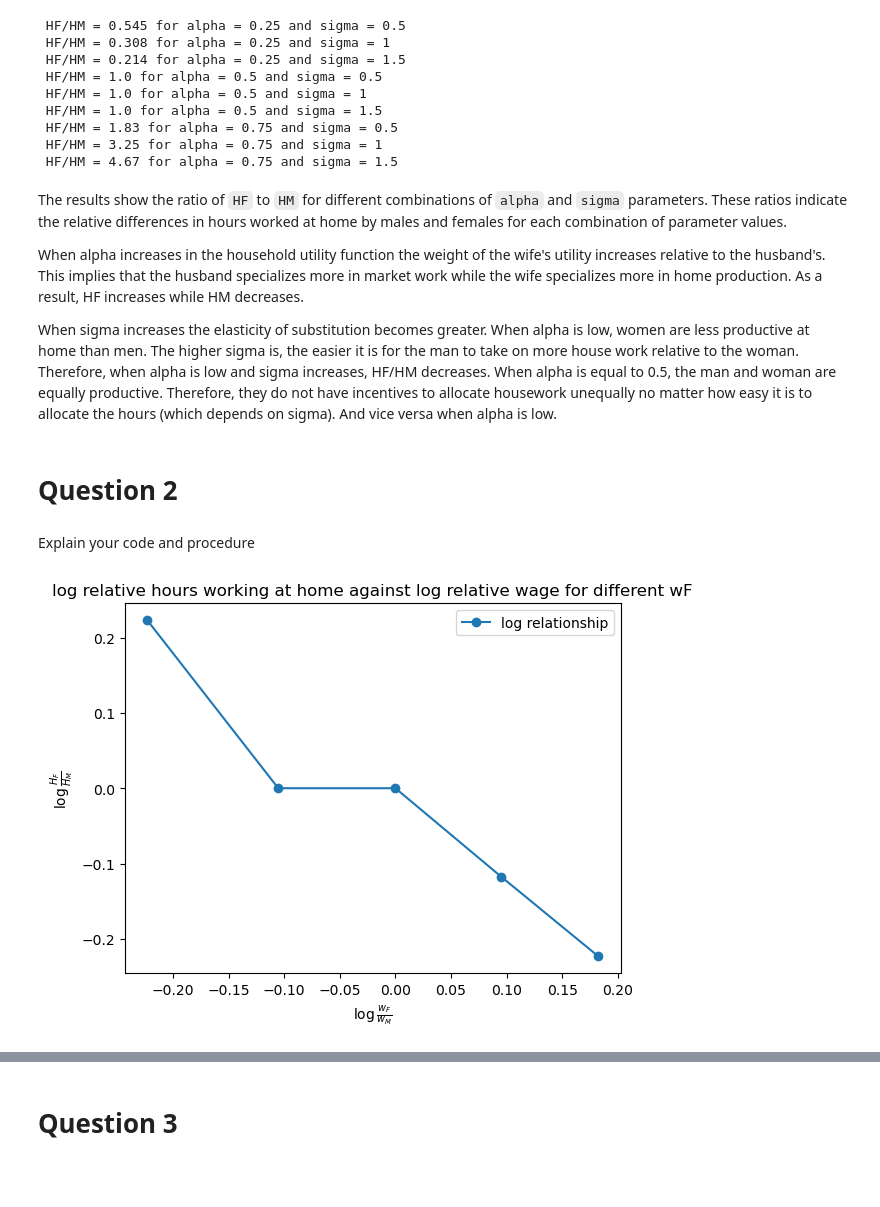
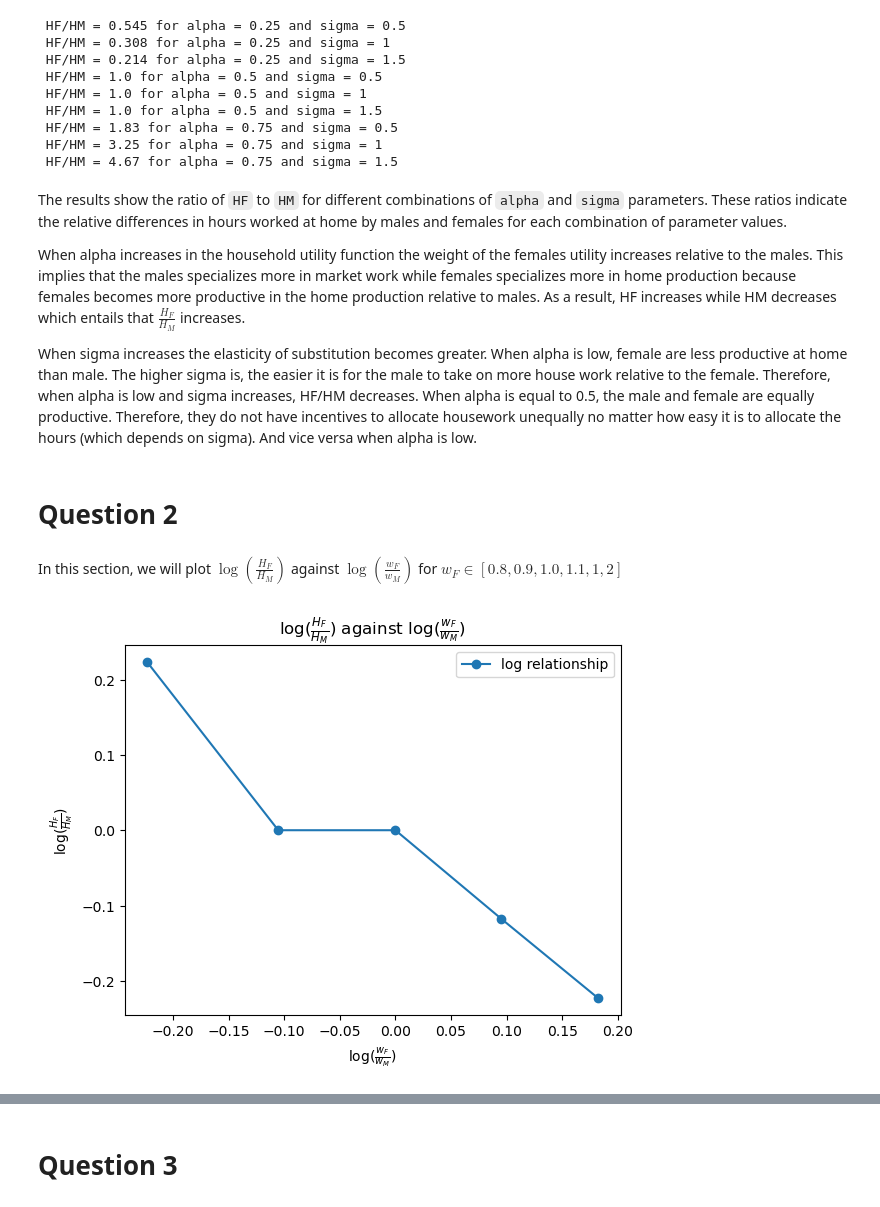
Before and after one commit to NumEconCopenhagen/projects-2023-iim, a Jupyter notebook: inauguralproject/inauguralproject.ipynb, the cells around one changed output, grey strips where cells are left out. Cells and saved outputs as stored; diff of their text form; code cells hidden in the pictures; blank space fills up the shorter version.

```diff
--- a/inauguralproject/inauguralproject.ipynb
+++ b/inauguralproject/inauguralproject.ipynb
@@ -66,13 +66,13 @@ for i in range(9):
 # %% [markdown]
 The results show the ratio of `HF` to `HM` for different combinations of `alpha` and `sigma` parameters. These ratios indicate the relative differences in hours worked at home by males and females for each combination of parameter values.
 
-When alpha increases in the household utility function the weight of the wife's utility increases relative to the husband's. This implies that the husband specializes more in market work while the wife specializes more in home production. As a result, HF increases while HM decreases.
+When alpha increases in the household utility function the weight of the females utility increases relative to the males. This implies that the males specializes more in market work while females specializes more in home production because females becomes more productive in the home production relative to males. As a result, HF increases while HM decreases which entails that $\frac{H_F}{H_M}$ increases.
 
-When sigma increases the elasticity of substitution becomes greater. When alpha is low, women are less productive at home than men. The higher sigma is, the easier it is for the man to take on more house work relative to the woman. Therefore, when alpha is low and sigma increases, HF/HM decreases. When alpha is equal to 0.5, the man and woman are equally productive. Therefore, they do not have incentives to allocate housework unequally no matter how easy it is to allocate the hours (which depends on sigma). And vice versa when alpha is low.
+When sigma increases the elasticity of substitution becomes greater. When alpha is low, female are less productive at home than male. The higher sigma is, the easier it is for the male to take on more house work relative to the female. Therefore, when alpha is low and sigma increases, HF/HM decreases. When alpha is equal to 0.5, the male and female are equally productive. Therefore, they do not have incentives to allocate housework unequally no matter how easy it is to allocate the hours (which depends on sigma). And vice versa when alpha is low.
 # %% [markdown]
 # Question 2
-# %% [markdown]
-Explain your code and procedure
+# %% [markdown]
+In this section, we will plot $\log(\frac{H_F}{H_M})$ against $\log(\frac{w_F}{w_M})$ for $w_F \in [0.8, 0.9, 1.0, 1.1, 1,2]$
 # %%
 # Sets the value of the parameters -
 model.par.alpha = 0.5
@@ -88,35 +88,35 @@ for wF in model.par.wF_vec:
     model.par.wF = wF
 
     # Solve the model
     par_list_2.append(model.solve_discrete())
 
 # Create an empty list
 lnHFHM_list = []
 
 # Iteriates over 5 parameter values
 for i in range(5):
 
     # Gets parameter values for the i-th iteration
     parameters = par_list_2[i]
 
     # Extract the natural logarithm
     lnHFHM = parameters[3]
 
     # Add the natural logarithm to ´lnHFHM_list´
     lnHFHM_list.append(lnHFHM)
 
 # Plot log H_F/H_M against log w_F/w_M for different w_F walues
 %matplotlib inline
 import matplotlib.pyplot as plt
 fig = plt.figure()
 ax = fig.add_subplot(1,1,1)
 ax.plot(model.par.lnwFwH_vec, lnHFHM_list, label='log relationship', marker = "o")
 
 # Create labels in the plot
-ax.set_title('log relative hours working at home against log relative wage for different wF')
-ax.set_xlabel(rf'$\log \frac{{w_F}}{{w_M}}$')
-ax.set_ylabel(rf'$\log \frac{{H_F}}{{H_M}}$')
+ax.set_title(r'$\log(\frac{H_F}{H_M})$' + " against " r'$\log(\frac{w_F}{w_M})$')
+ax.set_xlabel(rf'$\log (\frac{{w_F}}{{w_M}})$')
+ax.set_ylabel(rf'$\log (\frac{{H_F}}{{H_M}})$')
 ax.legend(loc='upper right');
 # %% [output]
-[figure, old version]
+[figure, new version]
 # %% [markdown]
```
Also changed, not shown: parts of 11 cells of this notebook.
